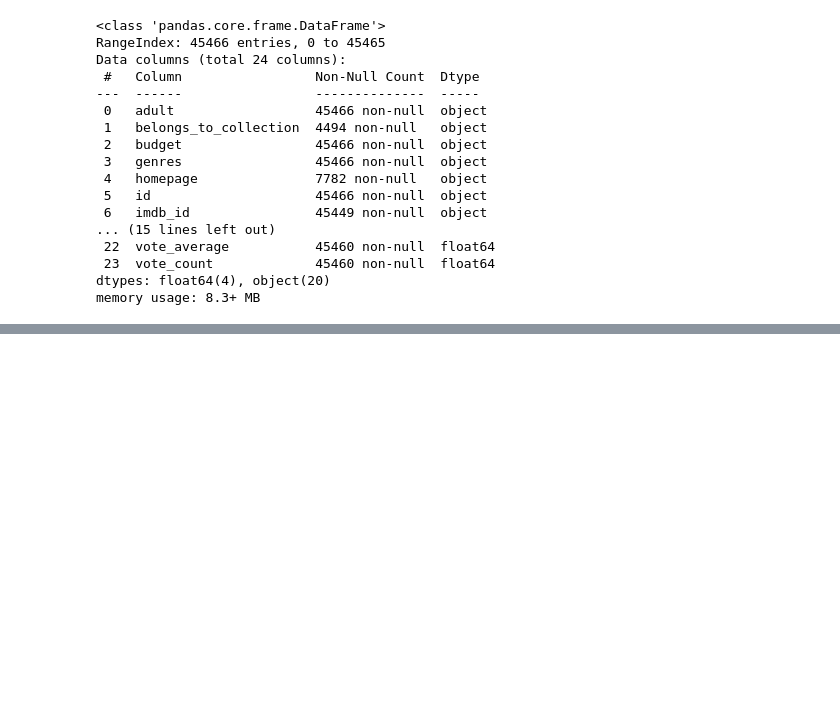
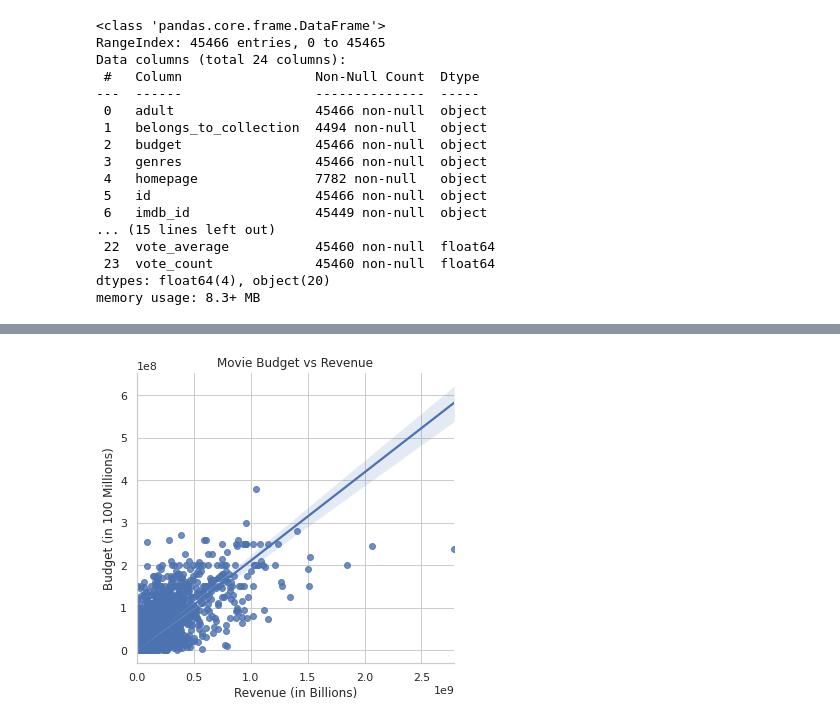
Before and after one commit to vinay-kaushik/CS-418-DataScience, a Jupyter notebook: cs_418_DataScience_project.ipynb, the cells around one changed output, grey strips where cells are left out. Saved outputs shown, nothing was run; the diff lists cells and outputs as text; code cells hidden in the pictures; blank space fills up the shorter version.

```diff
--- a/cs_418_DataScience_project.ipynb
+++ b/cs_418_DataScience_project.ipynb
@@ -235,0 +220,8 @@ netflix_title.head(10)
+# %%
+movies_eda=movies_metadata
+
+movies_eda=movies_eda[movies_eda['revenue'].notnull()]
+
+movies_eda['revenue']=movies_eda['revenue'].astype('int')
+movies_eda['budget']=movies_eda['budget'].astype('int')
+movies_eda['profit'] = movies_eda.apply(lambda row: row['revenue'] - row['budget'], axis=1)
@@ -235,0 +243,8 @@ netflix_title.head(10)
+# %%
+sns.lmplot('revenue', 'budget', data=movies_eda)
+plt.title('Movie Budget vs Revenue')
+plt.xlabel('Revenue (in Billions)')
+plt.ylabel('Budget (in 100 Millions)')
+plt.show()
+# %% [output]
+[figure, added]
```
Also changed, not shown: parts of 93 cells of this notebook.
